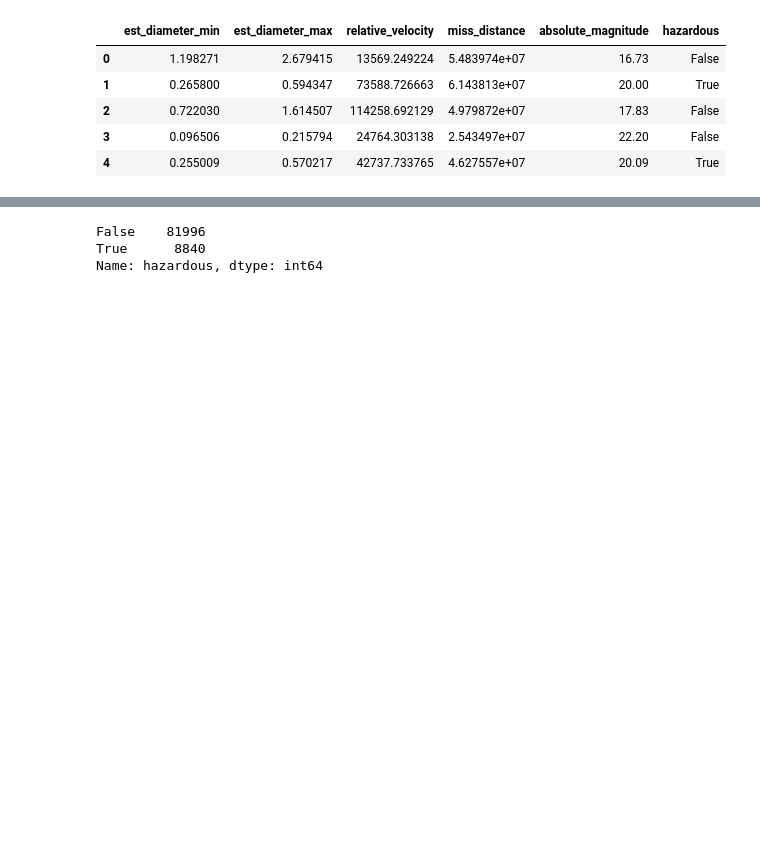
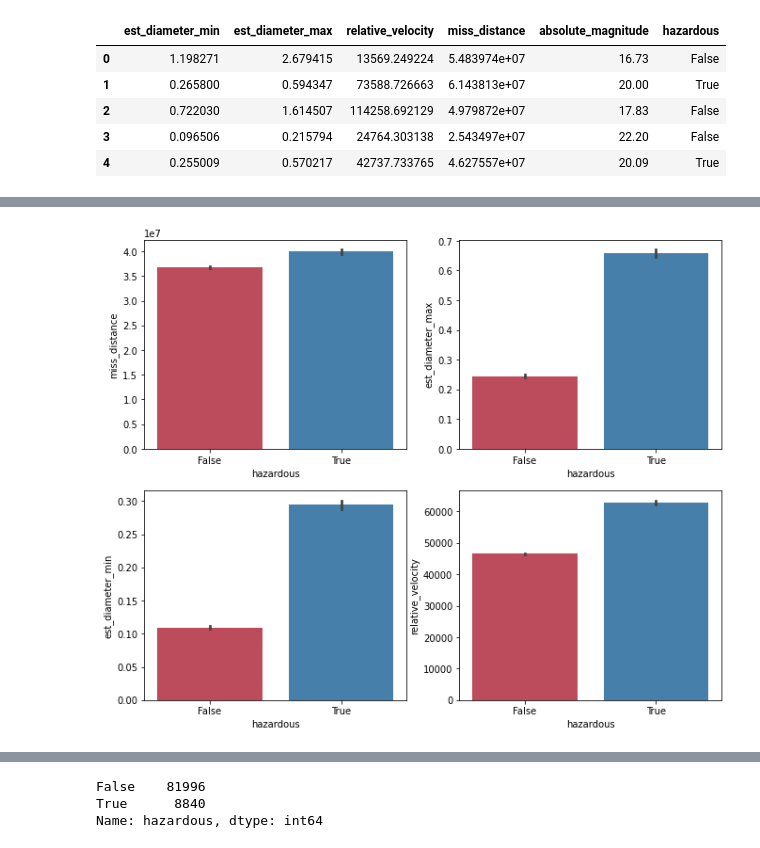
Before and after one commit to barauna-lo/Code_Library, a Jupyter notebook: TCC_PUCMinas.ipynb, the cells around one changed output, grey strips where cells are left out. Saved outputs shown, nothing was run; the diff lists cells and outputs as text; code cells hidden in the pictures; blank space fills up the shorter version.

```diff
--- a/TCC_PUCMinas.ipynb
+++ b/TCC_PUCMinas.ipynb
@@ -85,0 +134,14 @@ Downloading kepler-exoplanet-search-results.zip to /content/drive/MyDrive/Kaggle
+# %%
+# Generate a list of 10 colors from the "Spectral" colormap in float format
+colors = sns.color_palette("Spectral", n_colors=10, as_cmap=False)
+
+# Convert the float values to RGB tuples
+colors_rgb = [(int(r * 255), int(g * 255), int(b * 255)) for (r, g, b) in colors]
+def rbg_to_hex(color):
+    return "#{:02x}{:02x}{:02x}".format(*color)
+# Print the RGB tuples
+
+div_colors = [rbg_to_hex(colors_rgb[0]),rbg_to_hex(colors_rgb[-1])]
+
+#print('min',rbg_to_hex(colors_rgb[0]))
+#print('max',rbg_to_hex(colors_rgb[-1]))
@@ -117,0 +225,10 @@ sns.pairplot(features)
+# %%
+colunas = ['miss_distance','est_diameter_max', 'est_diameter_min', 'relative_velocity']
+plt.figure(figsize=(11,9))
+b=1
+for i in colunas:
+    plt.subplot(2,2,b)
+    sns.barplot(data=df_nasa,x='hazardous',y=i,palette=div_colors)
+    b+=1
+# %% [output]
+[figure, added]
```
Also changed, not shown: parts of 65 cells of this notebook.
